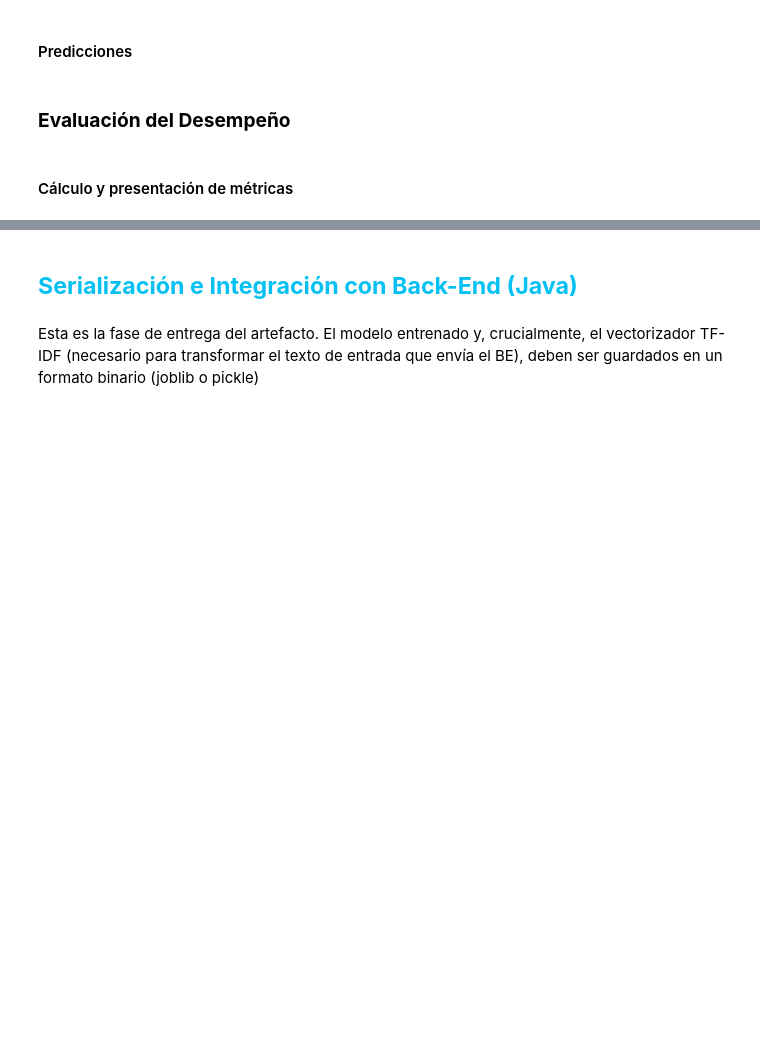
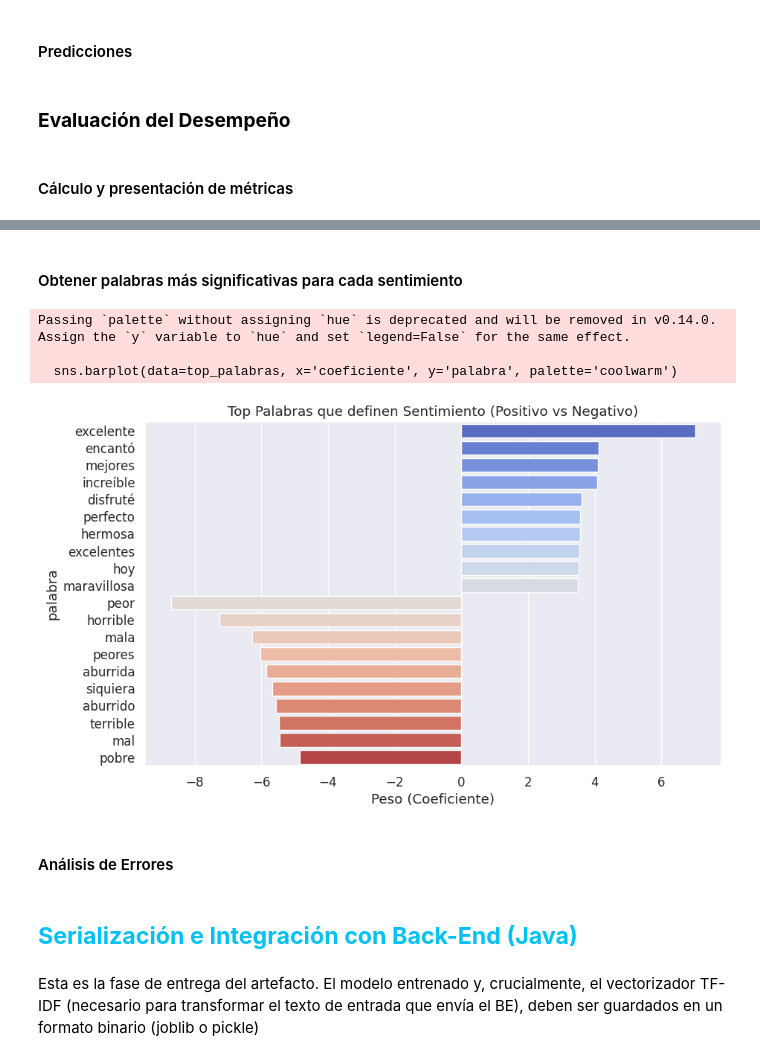
Before and after one commit to Bladimir0607/sentiment-api-equipo39, a Jupyter notebook: data_science/notebooks/Modelo_hackathon.ipynb, the cells around one changed output, grey strips where cells are left out. Drawn from its saved outputs; the diff is of its cells as text; code cells hidden in the pictures; blank space fills up the shorter version.

Commit message:
Obtener y graficar las palabras más significativas de ambos sentimientos

```diff
--- a/data_science/notebooks/Modelo_hackathon.ipynb
+++ b/data_science/notebooks/Modelo_hackathon.ipynb
@@ -1024,3 +1024,26 @@ weighted avg       0.87      0.87      0.87     14880
+# %% [markdown]
+#### Obtener palabras más significativas para cada sentimiento
+# %%
+palabras = vectorizador.get_feature_names_out()
+coefs = modelo.coef_.flatten()
+datos_palabras = pd.DataFrame({'palabra': palabras, 'coeficiente': coefs})
+# %%
+top_pos = datos_palabras.nlargest(10, 'coeficiente')
+top_neg = datos_palabras.nsmallest(10, 'coeficiente')
+top_palabras = pd.concat([top_pos, top_neg])
+# %%
+plt.figure(figsize=(10, 6))
+sns.barplot(data=top_palabras, x='coeficiente', y='palabra', palette='coolwarm')
+plt.title('Top Palabras que definen Sentimiento (Positivo vs Negativo)')
+plt.xlabel('Peso (Coeficiente)')
+plt.show()
+# %% [output]
+Passing `palette` without assigning `hue` is deprecated and will be removed in v0.14.0. Assign the `y` variable to `hue` and set `legend=False` for the same effect.
+
+  sns.barplot(data=top_palabras, x='coeficiente', y='palabra', palette='coolwarm')
+[figure, added]
+# %% [markdown]
+#### Análisis de Errores
 # %% [markdown]
 ## <font color=#05C0F3>**Serialización e Integración con Back-End (Java)**</font>
 # %% [markdown]
```
Also changed, not shown: parts of 14 cells of this notebook.
